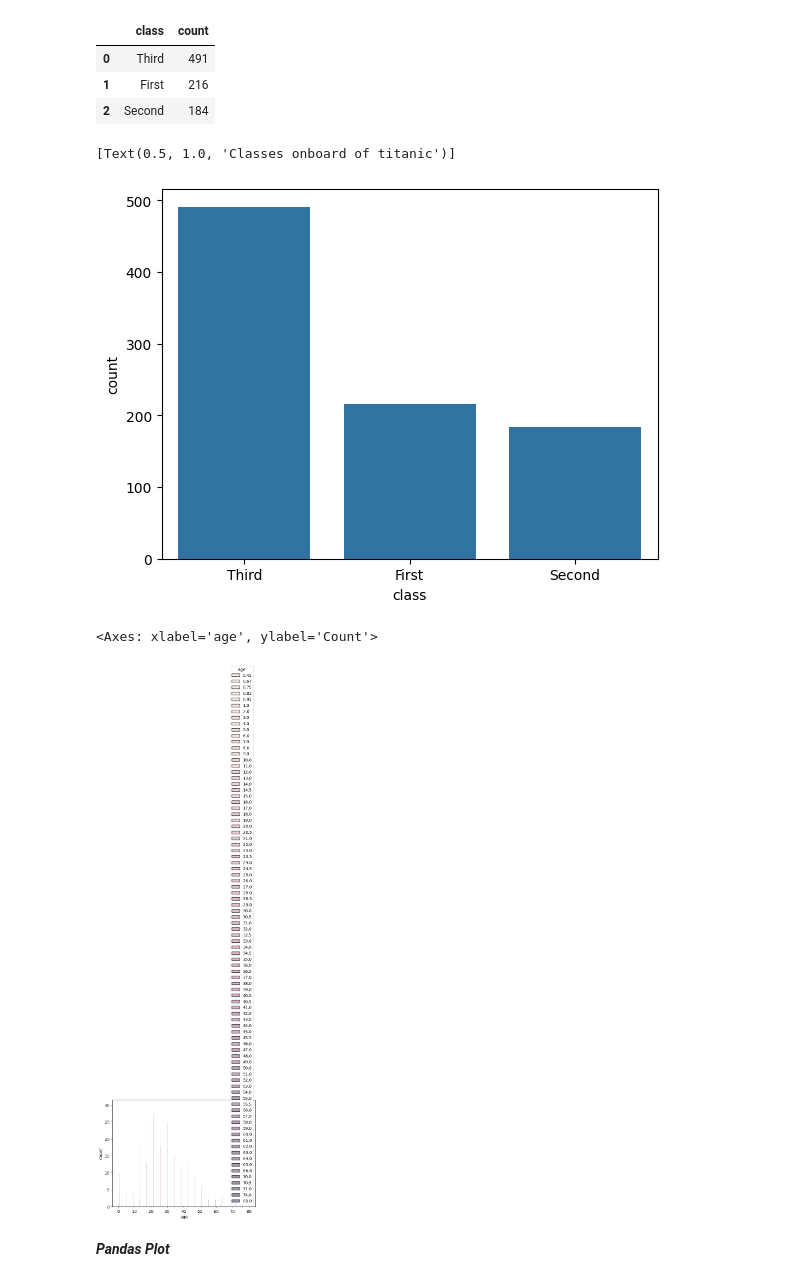
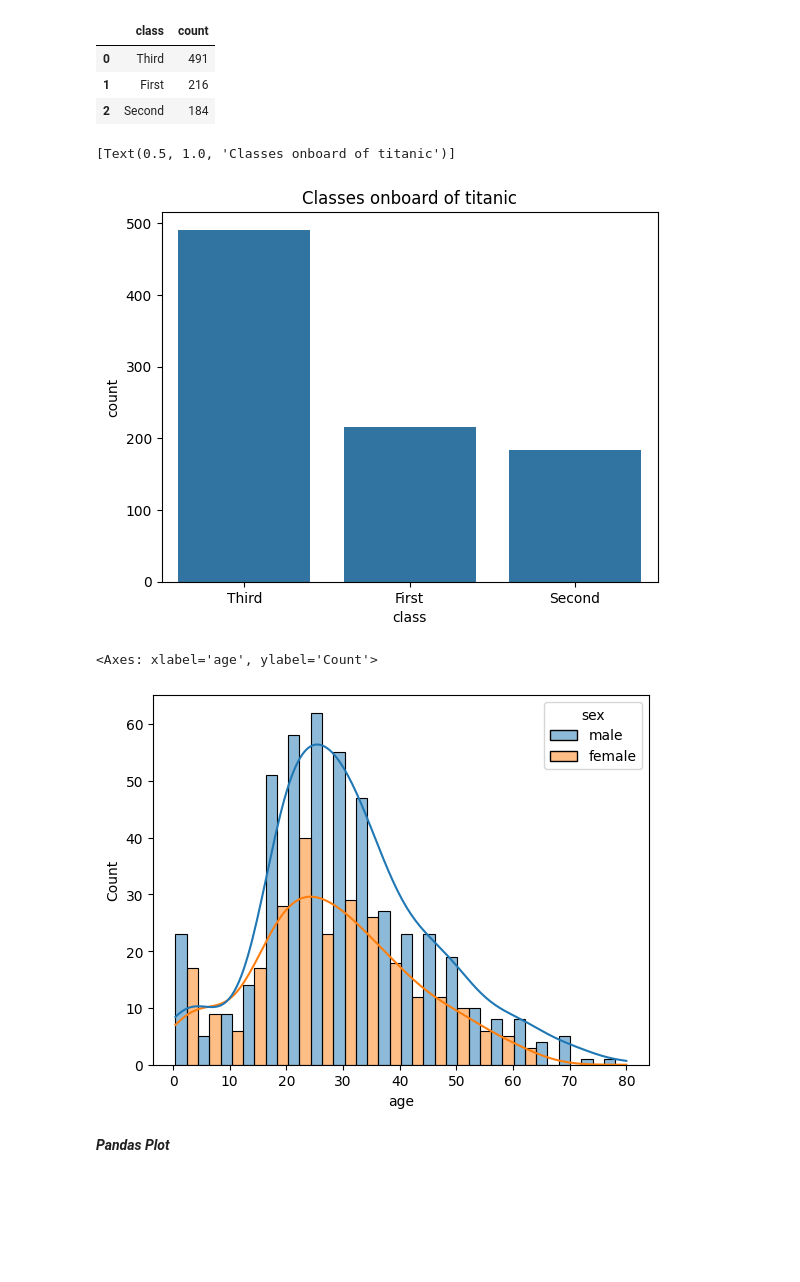
Before and after one commit to johnsandsjo/data-platform-dev-john-sandsjo-de24, a Jupyter notebook: code_alongs/03_pandas_repitition/extra_plotting.ipynb, the cells around one changed output. Drawn from its saved outputs; the diff is of its cells as text; code cells hidden in the pictures; blank space fills up the shorter version.

```diff
--- a/code_alongs/03_pandas_repitition/extra_plotting.ipynb
+++ b/code_alongs/03_pandas_repitition/extra_plotting.ipynb
@@ -102,18 +102,18 @@ classes
 | 1 | First | 216 |
 | 2 | Second | 184 |
 # %%
-sns.barplot(classes, x="class", y="count")
+ax = sns.barplot(classes, x="class", y="count")
 ax.set(title= 'Classes onboard of titanic')
 
 #skillnad seaborn och matplotlib. I matplotlib måste man speca mer. Seaborn kan bara ange dataframe och sedan vilka columns
 # %% [output]
 [Text(0.5, 1.0, 'Classes onboard of titanic')]
-[figure, old version]
+[figure, new version]
 # %%
-sns.histplot(df, x="age", hue="age", multiple="dodge", kde= True)
+sns.histplot(df, x="age", hue="sex", multiple="dodge", kde= True)
 # %% [output]
 <Axes: xlabel='age', ylabel='Count'>
-[figure, old version]
+[figure, new version]
 # %% [markdown]
 ***Pandas Plot***
 # %%
```
